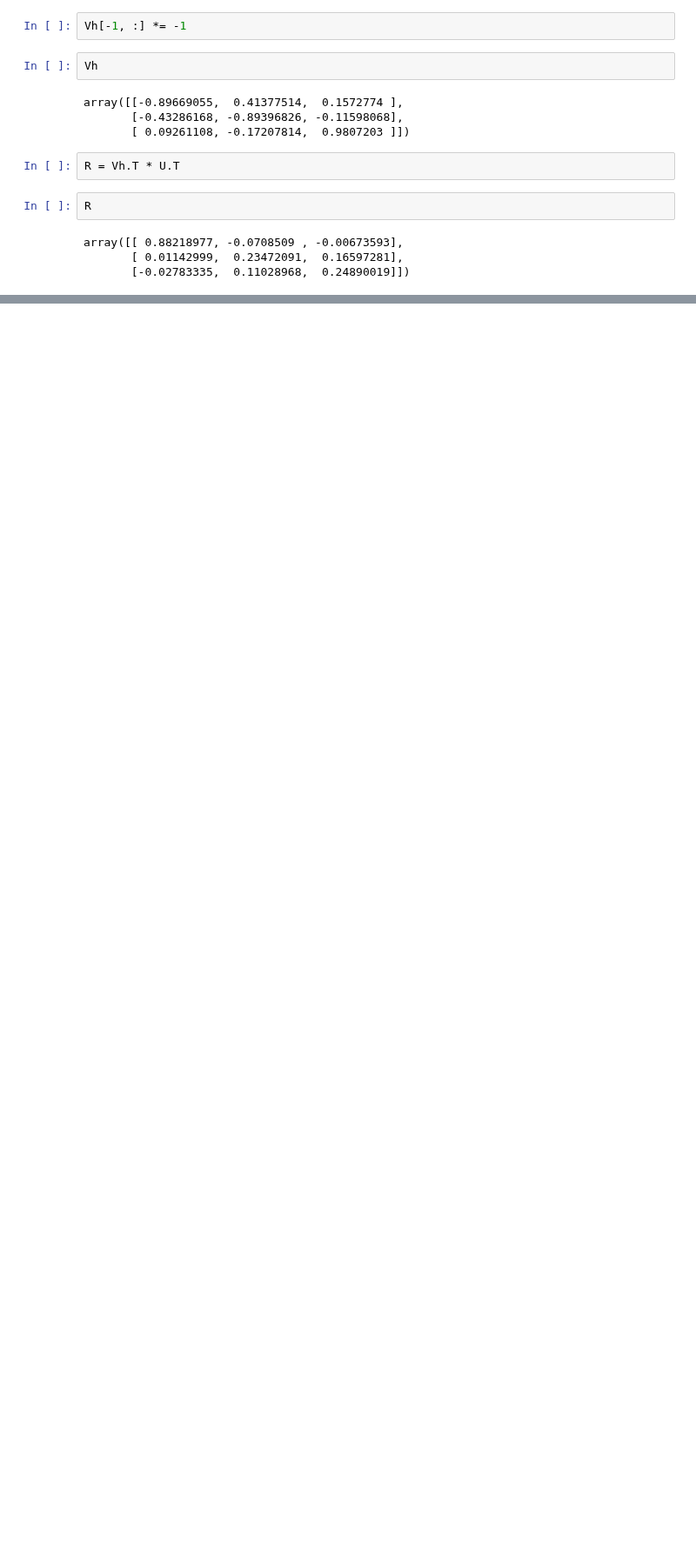
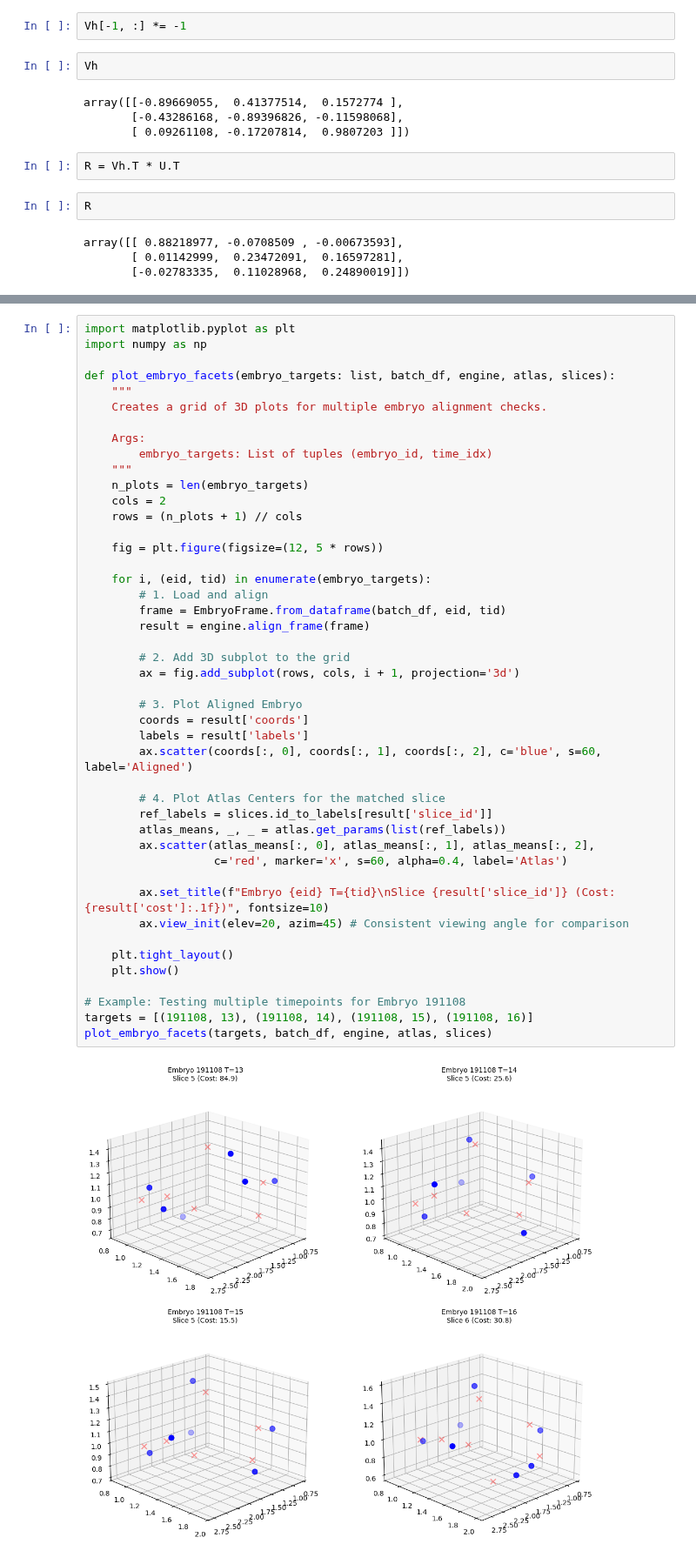
Before and after one commit to mtran3357/EmbAlign, a Jupyter notebook: notebooks/01_test_models.ipynb, the cells around one changed output, grey strips where cells are left out. Shown at 87% size. Cells and saved outputs as stored; diff of their text form; blank space fills up the shorter version.

```diff
--- a/notebooks/01_test_models.ipynb
+++ b/notebooks/01_test_models.ipynb
@@ -320,0 +679,47 @@ array([[ 0.88218977, -0.0708509 , -0.00673593],
+# %%
+import matplotlib.pyplot as plt
+import numpy as np
+
+def plot_embryo_facets(embryo_targets: list, batch_df, engine, atlas, slices):
+    """
+    Creates a grid of 3D plots for multiple embryo alignment checks.
+
+    Args:
+        embryo_targets: List of tuples (embryo_id, time_idx)
+    """
+    n_plots = len(embryo_targets)
+    cols = 2
+    rows = (n_plots + 1) // cols
+
+    fig = plt.figure(figsize=(12, 5 * rows))
+
+    for i, (eid, tid) in enumerate(embryo_targets):
+        # 1. Load and align
+        frame = EmbryoFrame.from_dataframe(batch_df, eid, tid)
+        result = engine.align_frame(frame)
+
+        # 2. Add 3D subplot to the grid
+        ax = fig.add_subplot(rows, cols, i + 1, projection='3d')
+
+        # 3. Plot Aligned Embryo
+        coords = result['coords']
+        labels = result['labels']
+        ax.scatter(coords[:, 0], coords[:, 1], coords[:, 2], c='blue', s=60, label='Aligned')
+
+        # 4. Plot Atlas Centers for the matched slice
+        ref_labels = slices.id_to_labels[result['slice_id']]
+        atlas_means, _, _ = atlas.get_params(list(ref_labels))
+        ax.scatter(atlas_means[:, 0], atlas_means[:, 1], atlas_means[:, 2],
+                   c='red', marker='x', s=60, alpha=0.4, label='Atlas')
+
+        ax.set_title(f"Embryo {eid} T={tid}\nSlice {result['slice_id']} (Cost: {result['cost']:.1f})", fontsize=10)
+        ax.view_init(elev=20, azim=45) # Consistent viewing angle for comparison
+
+    plt.tight_layout()
+    plt.show()
+
+# Example: Testing multiple timepoints for Embryo 191108
+targets = [(191108, 13), (191108, 14), (191108, 15), (191108, 16)]
+plot_embryo_facets(targets, batch_df, engine, atlas, slices)
+# %% [output]
+[figure, added]
```
Also changed, not shown: parts of 28 cells of this notebook, 5 other files.
